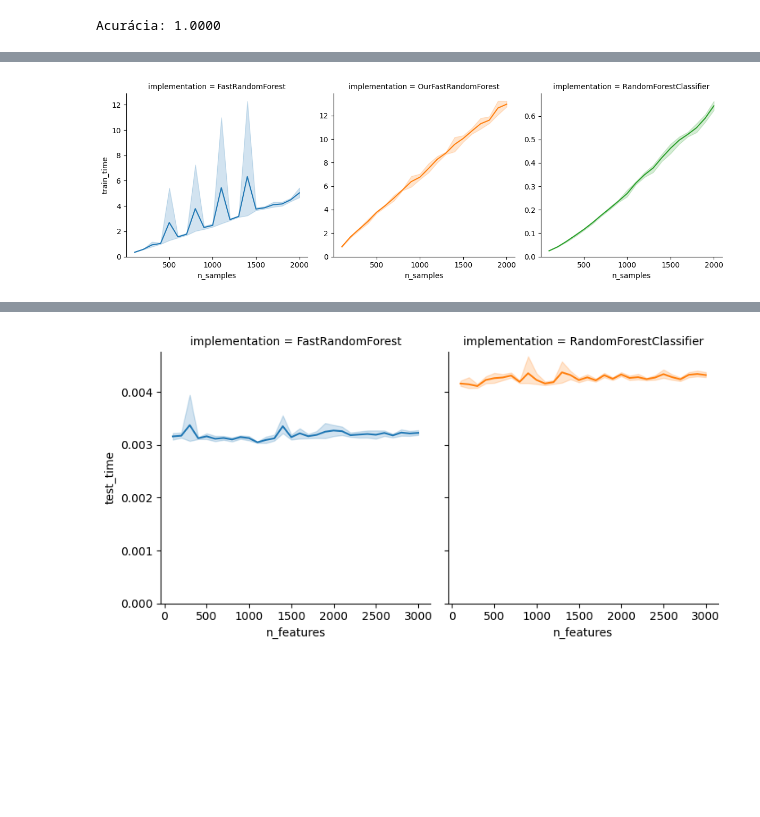
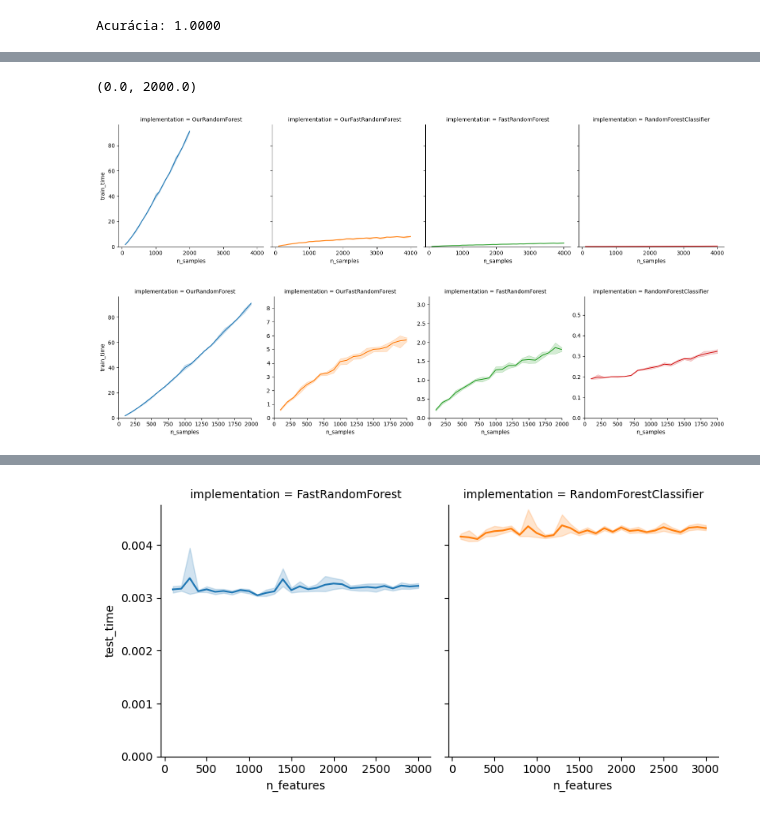
Before and after one commit to grkremer/algorithms_2026-2, a Jupyter notebook: tests.ipynb, the cells around one changed output, grey strips where cells are left out. Cells and saved outputs as stored; diff of their text form; code cells hidden in the pictures; blank space fills up the shorter version.

Commit message:
generate graphs

```diff
--- a/tests.ipynb
+++ b/tests.ipynb
@@ -597,12 +123,23 @@ final.to_csv('results/results_v18.csv', index=False)
 # %%
 import seaborn as sns
 
-results = pd.concat([pd.read_csv('results/results_v18.csv'), pd.read_csv('results/results_v17.csv')],ignore_index=True)
-g = sns.FacetGrid(data = results, col='implementation', sharey=False, height=4, hue='implementation')
+results = pd.concat([pd.read_csv('results/results_v22.csv'), pd.read_csv('results/results_v22e.csv')], ignore_index=True)
+g = sns.FacetGrid(data = results, col='implementation', sharey=True, height=4, hue='implementation')
 g.map(sns.lineplot, 'n_samples', "train_time")
 
 # Ensure each facet's y-axis starts at 0
 for ax in g.axes.flatten():
     ax.set_ylim(bottom=0)
+
+
+g = sns.FacetGrid(data = results, col='implementation', sharey='col', height=4, hue='implementation')
+g.map(sns.lineplot, 'n_samples', "train_time")
+
+# Ensure each facet's y-axis starts at 0
+for ax in g.axes.flatten():
+    ax.set_ylim(bottom=0)
+g.axes.flatten()[0].set_xlim(0, 2000)
 # %% [output]
+(0.0, 2000.0)
-[figure, old version]
+[figure, new version]
+[figure, added]
```
Also changed, not shown: parts of 18 cells of this notebook, 5 other files.
